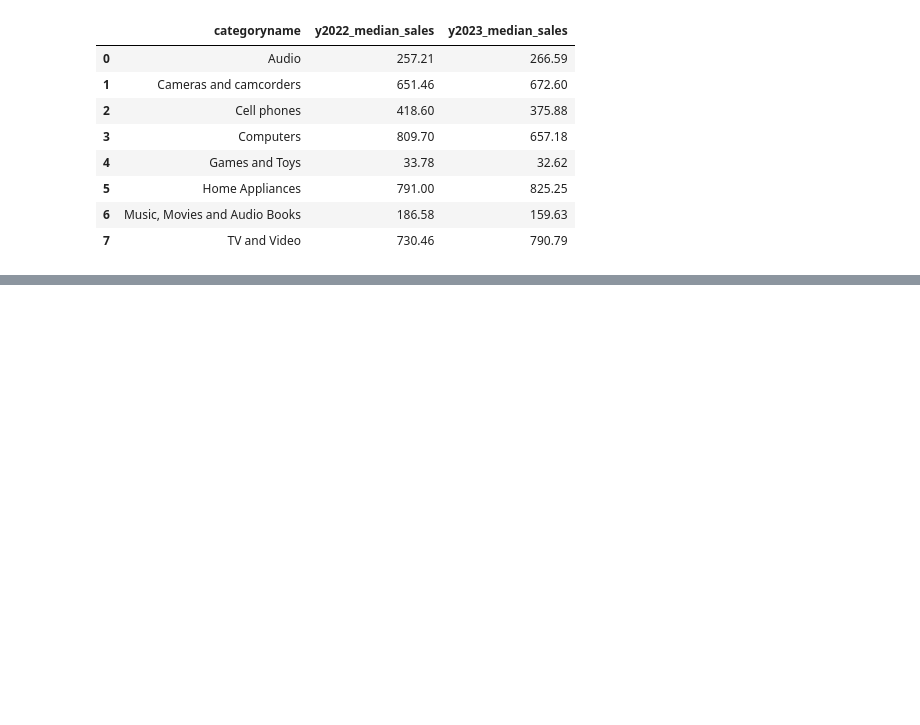
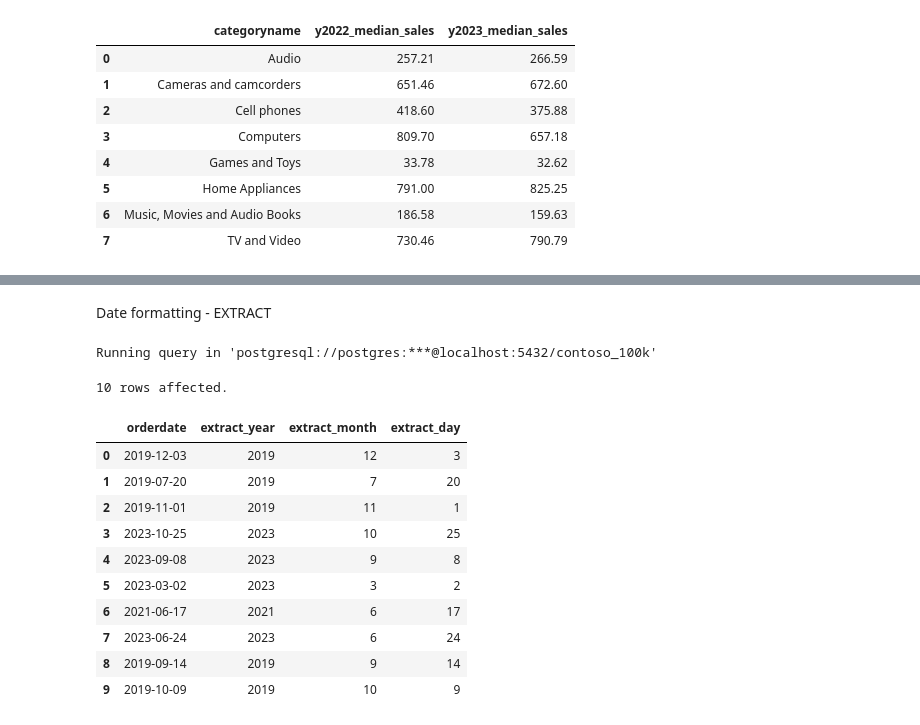
Before and after one commit to ljtallon/SQL_Projects, a Jupyter notebook: Resources/Blank_SQL_Notebook.ipynb, the cells around one changed output, grey strips where cells are left out. Saved outputs shown, nothing was run; the diff lists cells and outputs as text; code cells hidden in the pictures; blank space fills up the shorter version.

```diff
--- a/Resources/Blank_SQL_Notebook.ipynb
+++ b/Resources/Blank_SQL_Notebook.ipynb
@@ -430,0 +539,28 @@ Running query in 'postgresql://postgres:***@localhost:5432/contoso_100k'
+# %% [markdown]
+Date formatting - EXTRACT
+# %%
+%%sql
+
+SELECT
+  orderdate,
+  EXTRACT(YEAR FROM orderdate) AS extract_year,
+  EXTRACT(MONTH FROM orderdate) AS extract_month,
+  EXTRACT(DAY FROM orderdate) AS extract_day
+FROM
+  sales
+ORDER BY RANDOM()
+LIMIT 10
+# %% [output]
+Running query in 'postgresql://postgres:***@localhost:5432/contoso_100k'
+10 rows affected.
+|  | orderdate | extract_year | extract_month | extract_day |
+| 0 | 2019-12-03 | 2019 | 12 | 3 |
+| 1 | 2019-07-20 | 2019 | 7 | 20 |
+| 2 | 2019-11-01 | 2019 | 11 | 1 |
+| 3 | 2023-10-25 | 2023 | 10 | 25 |
+| 4 | 2023-09-08 | 2023 | 9 | 8 |
+| 5 | 2023-03-02 | 2023 | 3 | 2 |
+| 6 | 2021-06-17 | 2021 | 6 | 17 |
+| 7 | 2023-06-24 | 2023 | 6 | 24 |
+| 8 | 2019-09-14 | 2019 | 9 | 14 |
+| 9 | 2019-10-09 | 2019 | 10 | 9 |
```
Also changed, not shown: parts of 17 cells of this notebook.
